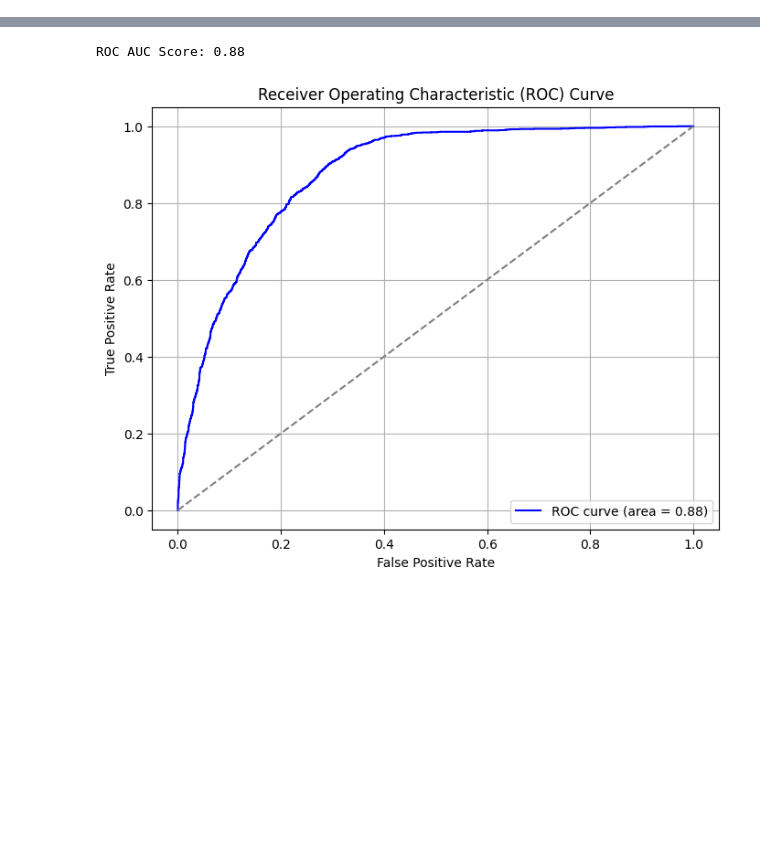
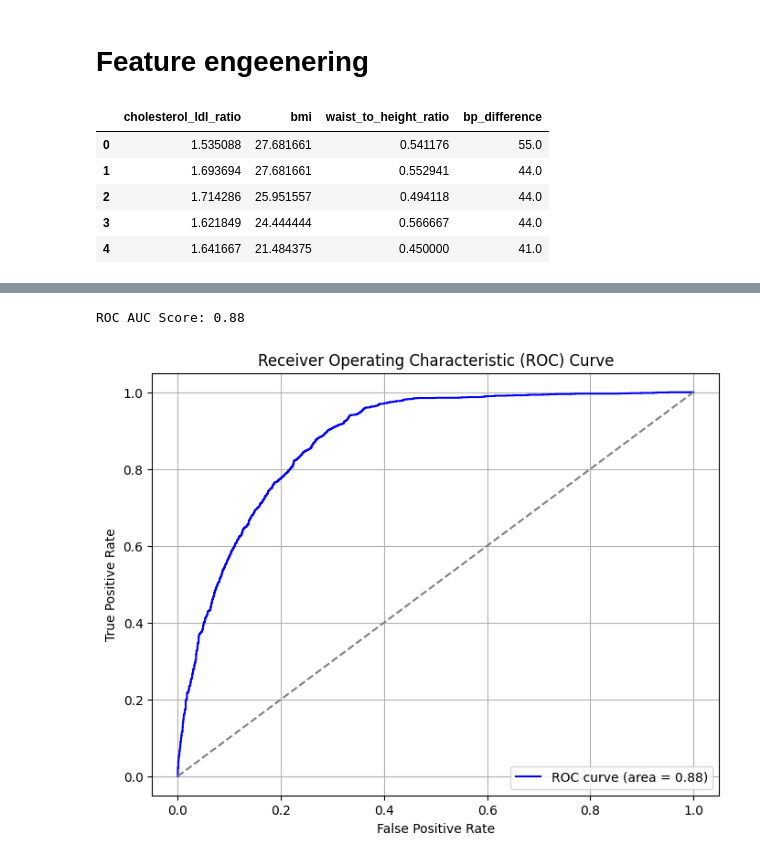
Before and after one commit to Nigoraa1/Smoking_Predictive_Analysis, a Jupyter notebook: main.ipynb, the cells around one changed output, grey strips where cells are left out. Saved outputs shown, nothing was run; the diff lists cells and outputs as text; code cells hidden in the pictures; blank space fills up the shorter version.

```diff
--- a/main.ipynb
+++ b/main.ipynb
@@ -49,0 +39,26 @@ df_train.head()
+# %% [markdown]
+# Feature engeenering
+# %%
+# Create new features
+
+# 1. Cholesterol to LDL Ratio
+df_train['cholesterol_ldl_ratio'] = df_train['Cholesterol'] / df_train['LDL']
+
+# 2. BMI (Body Mass Index) = weight(kg) / height(m)^2
+df_train['bmi'] = df_train['weight(kg)'] / (df_train['height(cm)'] / 100) ** 2
+
+# 3. Waist-to-Height Ratio
+df_train['waist_to_height_ratio'] = df_train['waist(cm)'] / df_train['height(cm)']
+
+# 4. Blood Pressure Difference (Systolic - Relaxation)
+df_train['bp_difference'] = df_train['systolic'] - df_train['relaxation']
+
+# Check the new features
+df_train[['cholesterol_ldl_ratio', 'bmi', 'waist_to_height_ratio', 'bp_difference']].head()
+# %% [output]
+|  | cholesterol_ldl_ratio | bmi | waist_to_height_ratio | bp_difference |
+| 0 | 1.535088 | 27.681661 | 0.541176 | 55.0 |
+| 1 | 1.693694 | 27.681661 | 0.552941 | 44.0 |
+| 2 | 1.714286 | 25.951557 | 0.494118 | 44.0 |
+| 3 | 1.621849 | 24.444444 | 0.566667 | 44.0 |
+| 4 | 1.641667 | 21.484375 | 0.450000 | 41.0 |
```
Also changed, not shown: parts of 9 cells of this notebook, 1 other file.
